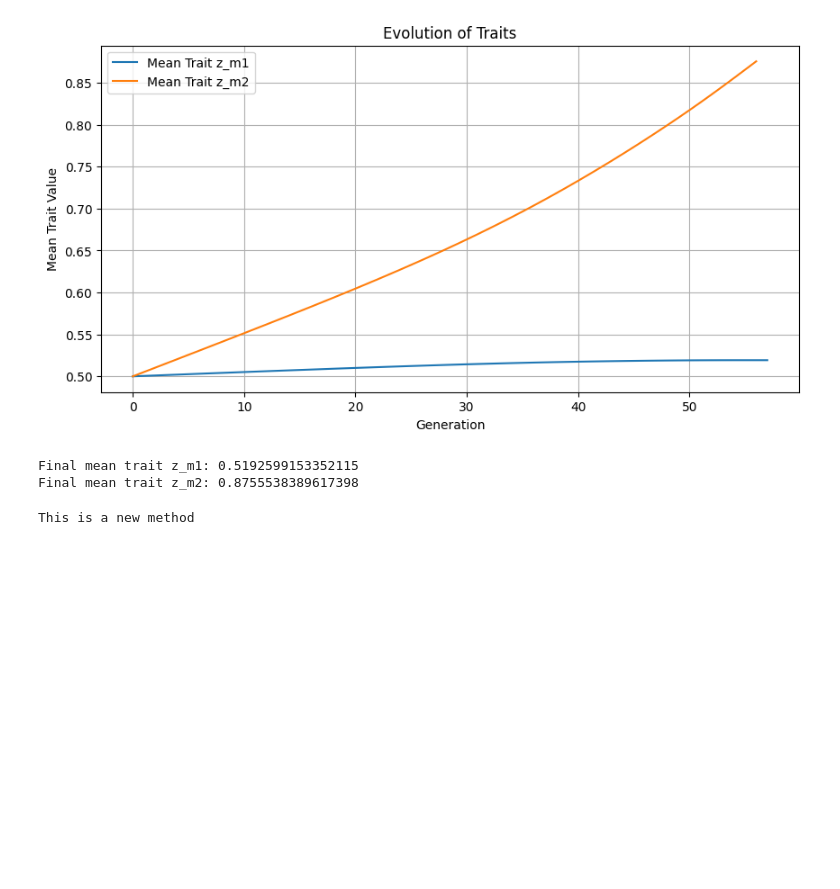
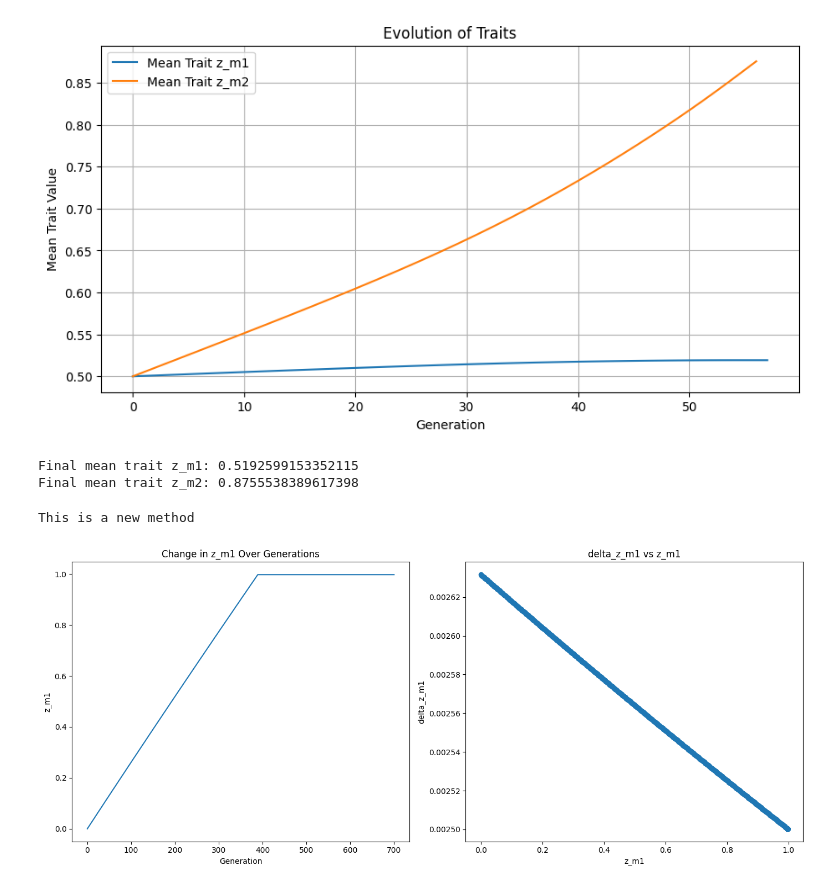
Before and after one commit to Kokkonut-case/Akilan_Reproductive_Interference_Evolution, a Jupyter notebook: test_codes.ipynb, the cells around one changed output. Drawn from its saved outputs; the diff is of its cells as text; code cells hidden in the pictures; blank space fills up the shorter version.

```diff
--- a/test_codes.ipynb
+++ b/test_codes.ipynb
@@ -1298,3 +1298,65 @@ obj = MyClass(10)
 obj.new_method()
 # %% [output]
 This is a new method
+# %%
+import matplotlib.pyplot as plt
+
+class Params:
+    def __init__(self, cost_to_males, V_A1):
+        self.cost_to_males = cost_to_males
+        self.V_A1 = V_A1
+
+class Simulation:
+    def __init__(self, z_m1, params):
+        self.z_m1 = z_m1
+        self.params = params
+        self.z_m1_history = [z_m1]
+        self.delta_z_m1_history = []
+
+    def next_generation_traits(self, N1, N2):
+        if N1 > 0:
+            W_m1 = 1 - (self.params.cost_to_males * (1 - self.z_m1) * (N2 / (N2 + N1)))
+            dW_m1_dz_m2 = self.params.cost_to_males * (N2 / (N2 + N1))
+            delta_z_m1 = self.params.V_A1 * (1 / W_m1) * dW_m1_dz_m2
+            new_z_m1 = self.z_m1 + delta_z_m1
+
+            if new_z_m1 <= 1:
+                self.z_m1 = new_z_m1
+
+            self.z_m1_history.append(self.z_m1)
+            self.delta_z_m1_history.append(delta_z_m1)
+
+# Initialize parameters
+params = Params(cost_to_males=0.1, V_A1=0.05)
+initial_z_m1 = 0.0
+sim = Simulation(initial_z_m1, params)
+
+# Set N1 and N2
+N1 = 100
+N2 = 100
+
+# Run simulation for a number of generations
+generations = 700
+for _ in range(generations):
+    sim.next_generation_traits(N1, N2)
+
+# Plot z_m1 over generations
+plt.figure(figsize=(14, 6))
+
+plt.subplot(1, 2, 1)
+plt.plot(sim.z_m1_history)
+plt.xlabel('Generation')
+plt.ylabel('z_m1')
+plt.title('Change in z_m1 Over Generations')
+
+# Plot delta_z_m1 vs z_m1
+plt.subplot(1, 2, 2)
+plt.scatter(sim.z_m1_history[:-1], sim.delta_z_m1_history)  # exclude the last z_m1 as it doesn't have a corresponding delta
+plt.xlabel('z_m1')
+plt.ylabel('delta_z_m1')
+plt.title('delta_z_m1 vs z_m1')
+
+plt.tight_layout()
+plt.show()
+# %% [output]
+[figure, added]
```
Also changed, not shown: parts of 2 cells of this notebook, 3 other files.
